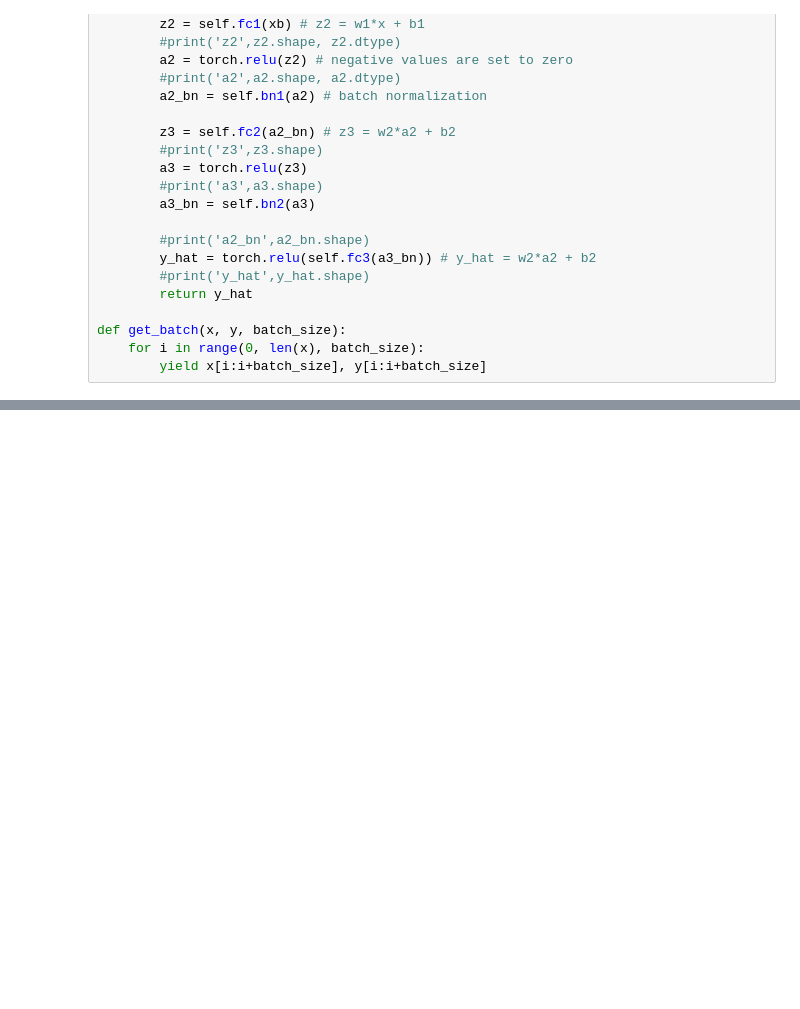
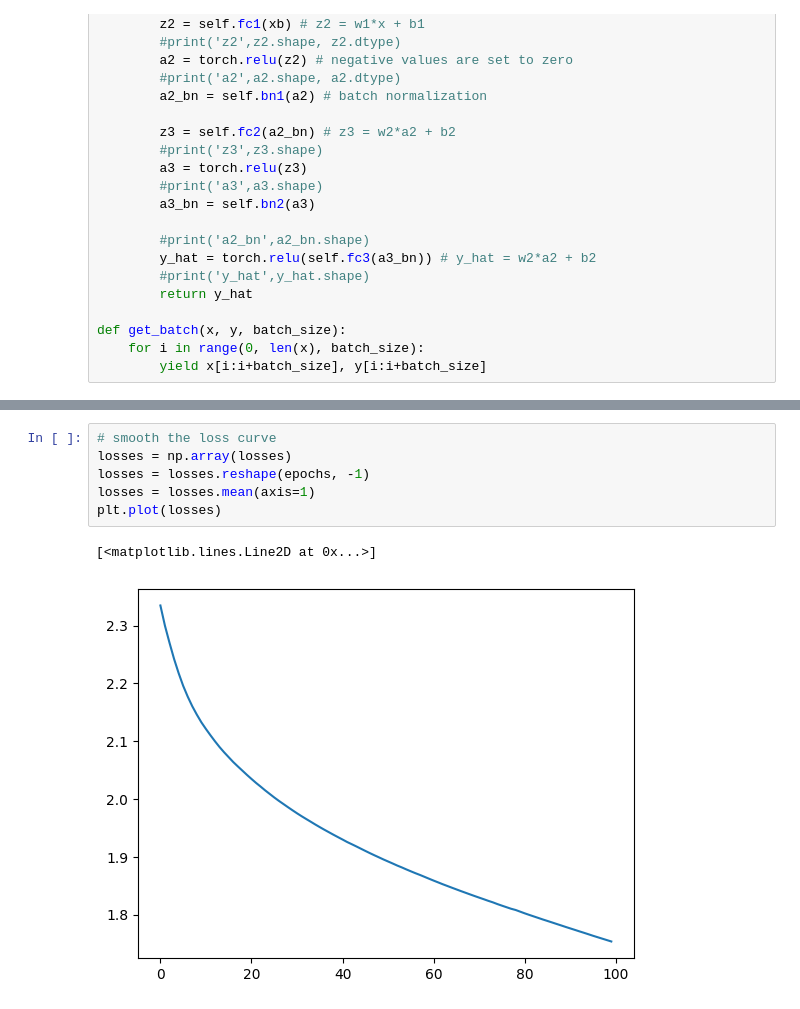
Before and after one commit to liamwan/fa21b_cifar10, a Jupyter notebook: cifar10_vorlage-wander.ipynb, the cells around one changed output, grey strips where cells are left out. Cells and saved outputs as stored; diff of their text form; blank space fills up the shorter version.

```diff
--- a/cifar10_vorlage-wander.ipynb
+++ b/cifar10_vorlage-wander.ipynb
@@ -240,3 +256,12 @@ for i in range(10):
+# %%
+# smooth the loss curve
+losses = np.array(losses)
+losses = losses.reshape(epochs, -1)
+losses = losses.mean(axis=1)
+plt.plot(losses)
+# %% [output]
+[<matplotlib.lines.Line2D at 0x...>]
+[figure, added]
 # %%
 # predict labels
 def predict(xb):
```
Also changed, not shown: parts of 5 cells of this notebook, 1 other file.
